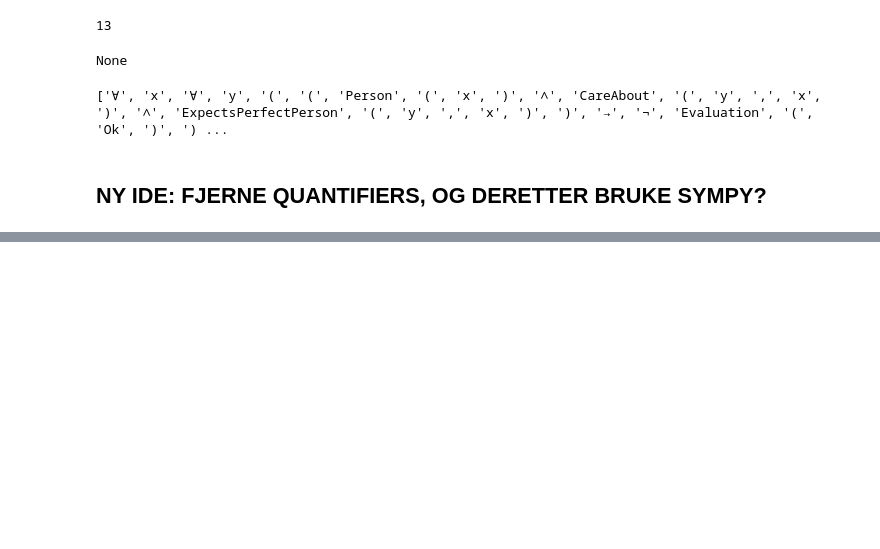
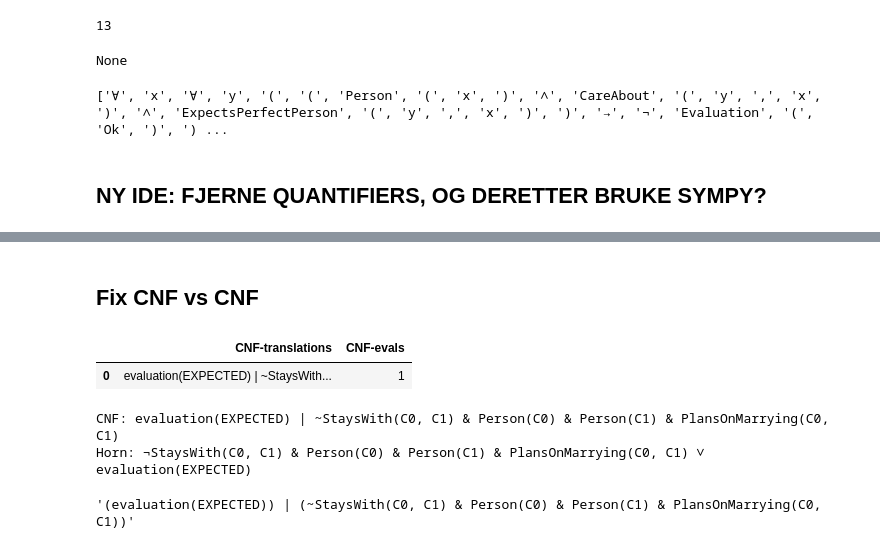
Before and after one commit to emmabjor/nl-horn-master, a Jupyter notebook: fol-horn-verifier-testing.ipynb, the cells around one changed output, grey strips where cells are left out. Cells and saved outputs as stored; diff of their text form; code cells hidden in the pictures; blank space fills up the shorter version.

```diff
--- a/fol-horn-verifier-testing.ipynb
+++ b/fol-horn-verifier-testing.ipynb
@@ -295,3 +295,16 @@ gpt_df
 gpt_df['fol_translation'] = translated_df['fol_translation']
 # %%
 gpt_df.to_csv('data/all_translations.tsv', sep='\t', index=False)
+# %% [markdown]
+## Fix CNF vs CNF
+# %%
+s = "evaluation(EXPECTED) | ~StaysWith(C0, C1) & Person(C0) & Person(C1) & PlansOnMarrying(C0, C1)"
+# %%
+import pandas as pd
+
+lst = [[s, 1]]
+df = pd.DataFrame(lst, columns=["CNF-translations","CNF-evals"])
+df
+# %% [output]
+|  | CNF-translations | CNF-evals |
+| 0 | evaluation(EXPECTED) | ~StaysWith... | 1 |
@@ -297,0 +362,19 @@ gpt_df.to_csv('data/all_translations.tsv', sep='\t', index=False)
+# %%
+answ = cnf_to_horn(df, 'CNF')
+# %% [output]
+CNF: evaluation(EXPECTED) | ~StaysWith(C0, C1) & Person(C0) & Person(C1) & PlansOnMarrying(C0, C1)
+Horn: ¬StaysWith(C0, C1) & Person(C0) & Person(C1) & PlansOnMarrying(C0, C1) ∨ evaluation(EXPECTED)
+# %%
+def reformat_conjunctions(f):
+    splitted_f = f.split('|')
+    end = ""
+    for i in splitted_f:
+        new = "("+i.strip()+") | "
+        end+=(new)
+        if "&" in i:
+
+    return end[:-3]
+
+reformat_conjunctions(s)
+# %% [output]
+'(evaluation(EXPECTED)) | (~StaysWith(C0, C1) & Person(C0) & Person(C1) & PlansOnMarrying(C0, C1))'
```
Also changed, not shown: parts of 1 cell of this notebook, 3 other files.
